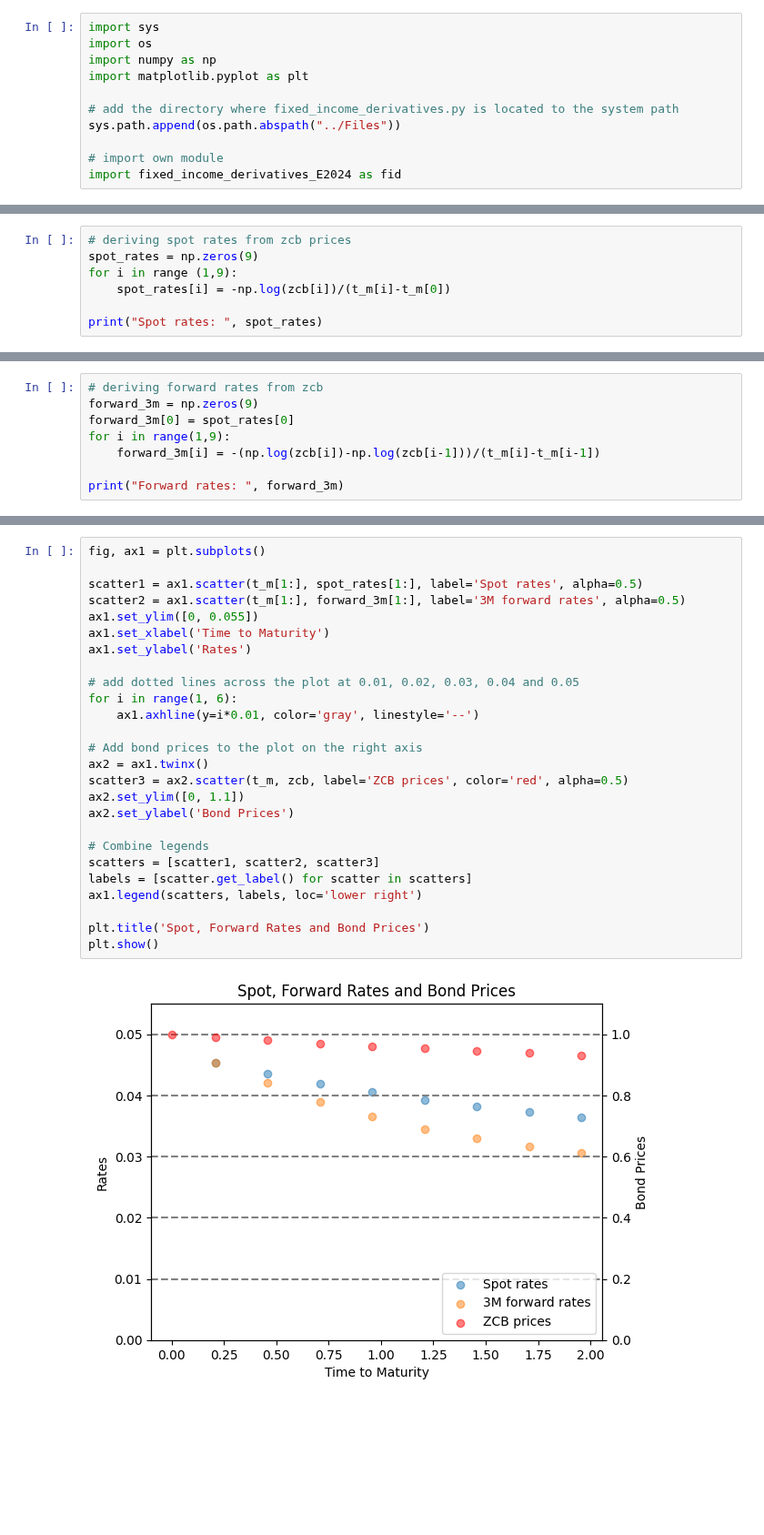
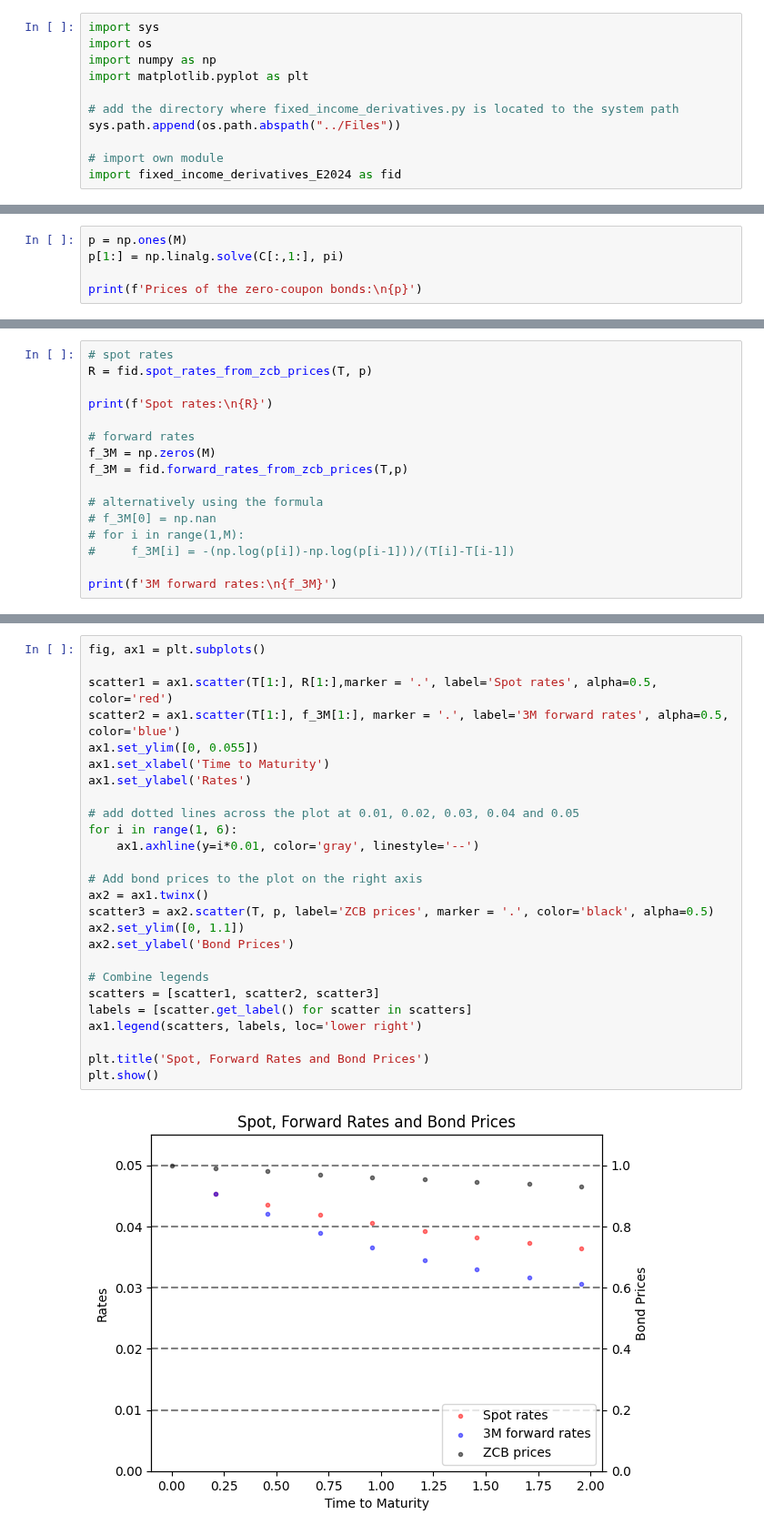
Before and after one commit to johanoelgaard/FixedIncome, a Jupyter notebook: Problem Set 2/ps2.ipynb, the cells around one changed output, grey strips where cells are left out. Shown at 91% size. Drawn from its saved outputs; the diff is of its cells as text; blank space fills up the shorter version.

```diff
--- a/Problem Set 2/ps2.ipynb
+++ b/Problem Set 2/ps2.ipynb
@@ -59,7 +15,0 @@ Zero coupon bond prices:  [1.         0.99060312 0.9802517  0.97073639 0.9619051
-# %%
-# deriving spot rates from zcb prices
-spot_rates = np.zeros(9)
-for i in range (1,9):
-    spot_rates[i] = -np.log(zcb[i])/(t_m[i]-t_m[0])
-
-print("Spot rates: ", spot_rates)
@@ -68,0 +79,5 @@ Spot rates:  [0.         0.04531828 0.04351833 0.04192989 0.04052809 0.03929101
+# %%
+p = np.ones(M)
+p[1:] = np.linalg.solve(C[:,1:], pi)
+
+print(f'Prices of the zero-coupon bonds:\n{p}')
@@ -69,9 +90,17 @@ Spot rates:  [0.         0.04531828 0.04351833 0.04192989 0.04052809 0.03929101
 # %%
-# deriving forward rates from zcb
-forward_3m = np.zeros(9)
-forward_3m[0] = spot_rates[0]
-for i in range(1,9):
-    forward_3m[i] = -(np.log(zcb[i])-np.log(zcb[i-1]))/(t_m[i]-t_m[i-1])
+# spot rates
+R = fid.spot_rates_from_zcb_prices(T, p)
 
-print("Forward rates: ", forward_3m)
+print(f'Spot rates:\n{R}')
+
+# forward rates
+f_3M = np.zeros(M)
+f_3M = fid.forward_rates_from_zcb_prices(T,p)
+
+# alternatively using the formula
+# f_3M[0] = np.nan
+# for i in range(1,M):
+#     f_3M[i] = -(np.log(p[i])-np.log(p[i-1]))/(T[i]-T[i-1])
+
+print(f'3M forward rates:\n{f_3M}')
 # %% [output]
@@ -80,28 +113,28 @@ Forward rates:  [0.         0.04531828 0.04201838 0.03901773 0.03655633 0.034548
 # %%
 fig, ax1 = plt.subplots()
 
-scatter1 = ax1.scatter(t_m[1:], spot_rates[1:], label='Spot rates', alpha=0.5)
-scatter2 = ax1.scatter(t_m[1:], forward_3m[1:], label='3M forward rates', alpha=0.5)
+scatter1 = ax1.scatter(T[1:], R[1:],marker = '.', label='Spot rates', alpha=0.5, color='red')
+scatter2 = ax1.scatter(T[1:], f_3M[1:], marker = '.', label='3M forward rates', alpha=0.5, color='blue')
 ax1.set_ylim([0, 0.055])
 ax1.set_xlabel('Time to Maturity')
 ax1.set_ylabel('Rates')
 
 # add dotted lines across the plot at 0.01, 0.02, 0.03, 0.04 and 0.05
 for i in range(1, 6):
     ax1.axhline(y=i*0.01, color='gray', linestyle='--')
 
 # Add bond prices to the plot on the right axis
 ax2 = ax1.twinx()
-scatter3 = ax2.scatter(t_m, zcb, label='ZCB prices', color='red', alpha=0.5)
+scatter3 = ax2.scatter(T, p, label='ZCB prices', marker = '.', color='black', alpha=0.5)
 ax2.set_ylim([0, 1.1])
 ax2.set_ylabel('Bond Prices')
 
 # Combine legends
 scatters = [scatter1, scatter2, scatter3]
 labels = [scatter.get_label() for scatter in scatters]
 ax1.legend(scatters, labels, loc='lower right')
 
 plt.title('Spot, Forward Rates and Bond Prices')
 plt.show()
 # %% [output]
-[figure, old version]
+[figure, new version]
```
Also changed, not shown: parts of 25 cells of this notebook.
